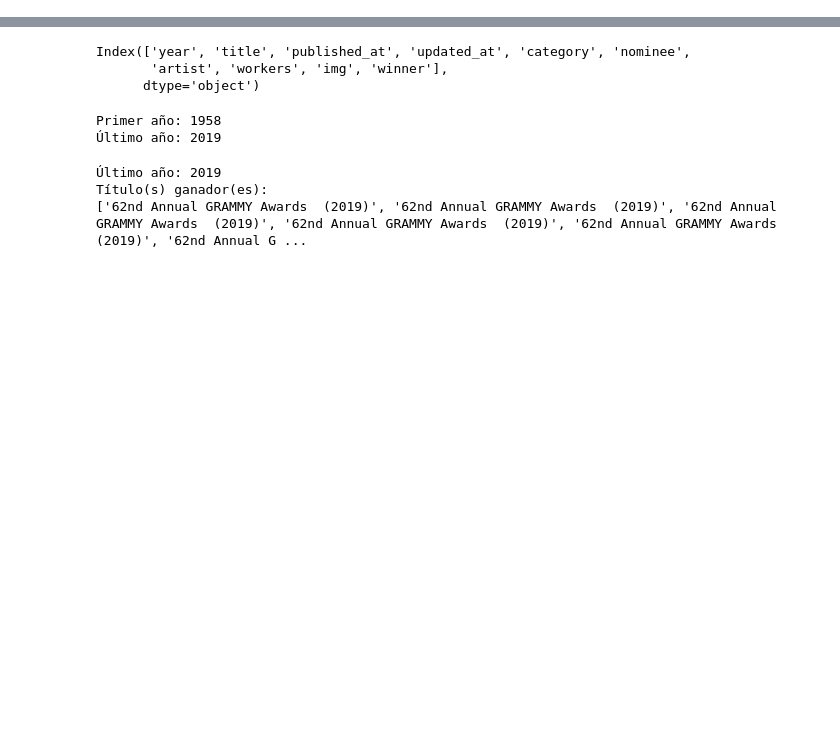
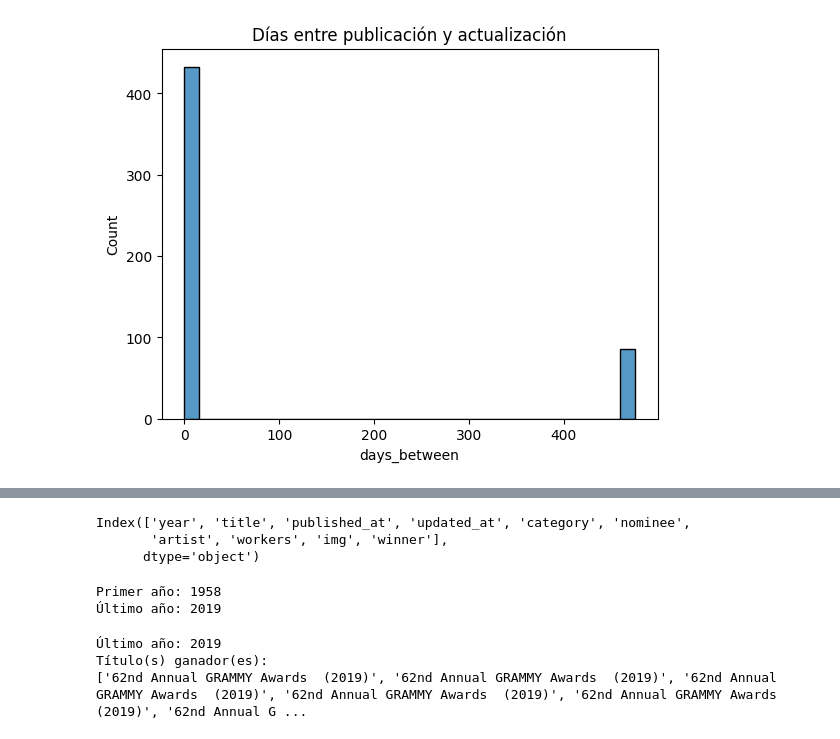
Before and after one commit to 20angela26/WorkShoop2-ETL, a Jupyter notebook: notebooks/eda_grammy.ipynb, the cells around one changed output, grey strips where cells are left out. Saved outputs shown, nothing was run; the diff lists cells and outputs as text; code cells hidden in the pictures; blank space fills up the shorter version.

```diff
--- a/notebooks/eda_grammy.ipynb
+++ b/notebooks/eda_grammy.ipynb
@@ -5,0 +58,12 @@ df= pd.read_csv("../data/the_grammy_awards.csv")
+# %%
+df["published_at"] = pd.to_datetime(df["published_at"], errors="coerce", infer_datetime_format=True)
+df["updated_at"]   = pd.to_datetime(df["updated_at"], errors="coerce", infer_datetime_format=True)
+# %%
+mask = df["published_at"].notna() & df["updated_at"].notna()
+df.loc[mask, "days_between"] = (df.loc[mask, "updated_at"] - df.loc[mask, "published_at"]).dt.days
+# %%
+sns.histplot(df["days_between"].dropna(), bins=30)
+plt.title("Días entre publicación y actualización")
+plt.show()
+# %% [output]
+[figure, added]
```
Also changed, not shown: parts of 8 cells of this notebook.
